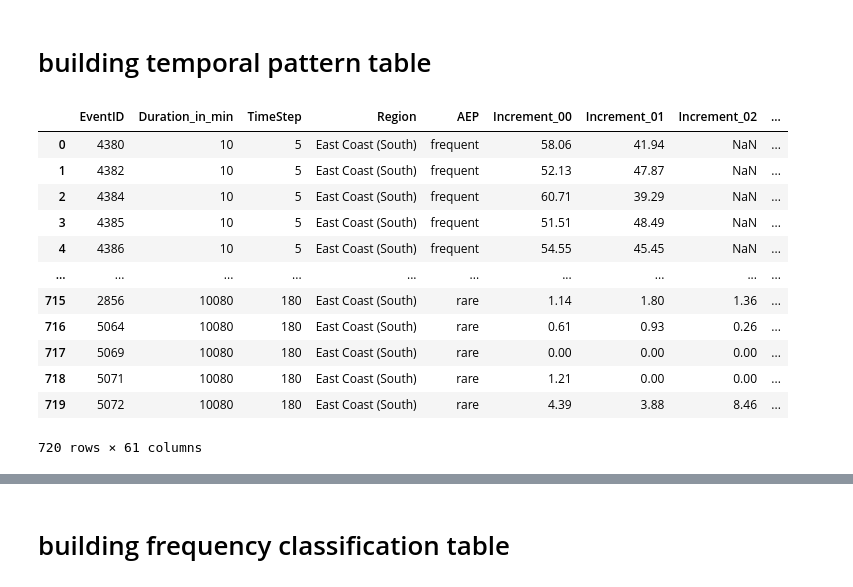
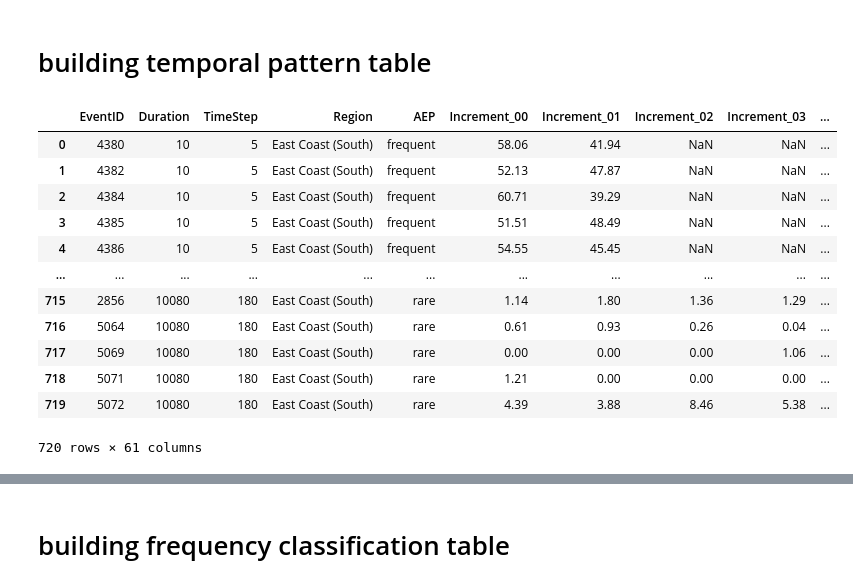
Before and after one commit to Holger-Paxi/Flood_Estimation, a Jupyter notebook: Assignment_3__1st.ipynb, the cells around one changed output, grey strips where cells are left out. Saved outputs shown, nothing was run; the diff lists cells and outputs as text; code cells hidden in the pictures.

```diff
--- a/Assignment_3__1st.ipynb
+++ b/Assignment_3__1st.ipynb
@@ -77,22 +78,23 @@ idf_table
 # %%
 temp_pattern_table = pd.read_csv(filepath_or_buffer=input_temp_pattern_file_path)
 temp_pattern_table.rename(columns=lambda arg: arg.strip(), inplace=True)
-temp_pattern_table.rename(columns={'Duration':'Duration_in_min'}, inplace=True)
+# temp_pattern_table.rename(columns={'Duration':'Duration_in_min'}, inplace=True)
 temp_pattern_table.columns = pd.Index(data=temp_pattern_table.columns[:5].to_list() + ['Increment_{:02}'.format(ind) for ind in range(len(temp_pattern_table.columns[5:]))])
-temp_pattern_table.to_csv(path_or_buf='{}table_temp_patterns.csv'.format(output_dir))
+temp_pattern_table.to_csv(path_or_buf='{}table_temp_patterns.csv'.format(output_dir), index=False)
+temp_pattern_table.to_parquet(path='{}table_temp_patterns.parquet'.format(output_dir))
 
 temp_pattern_table
 # %% [output]
-|  | EventID | Duration_in_min | TimeStep | Region | AEP | Increment_00 | Increment_01 | Increment_02 | ... |
-| 0 | 4380 | 10 | 5 | East Coast (South) | frequent | 58.06 | 41.94 | NaN | ... |
-| 1 | 4382 | 10 | 5 | East Coast (South) | frequent | 52.13 | 47.87 | NaN | ... |
-| 2 | 4384 | 10 | 5 | East Coast (South) | frequent | 60.71 | 39.29 | NaN | ... |
-| 3 | 4385 | 10 | 5 | East Coast (South) | frequent | 51.51 | 48.49 | NaN | ... |
-| 4 | 4386 | 10 | 5 | East Coast (South) | frequent | 54.55 | 45.45 | NaN | ... |
-| ... | ... | ... | ... | ... | ... | ... | ... | ... | ... |
-| 715 | 2856 | 10080 | 180 | East Coast (South) | rare | 1.14 | 1.80 | 1.36 | ... |
-| 716 | 5064 | 10080 | 180 | East Coast (South) | rare | 0.61 | 0.93 | 0.26 | ... |
-| 717 | 5069 | 10080 | 180 | East Coast (South) | rare | 0.00 | 0.00 | 0.00 | ... |
-| 718 | 5071 | 10080 | 180 | East Coast (South) | rare | 1.21 | 0.00 | 0.00 | ... |
-| 719 | 5072 | 10080 | 180 | East Coast (South) | rare | 4.39 | 3.88 | 8.46 | ... |
+|  | EventID | Duration | TimeStep | Region | AEP | Increment_00 | Increment_01 | Increment_02 | Increment_03 | ... |
+| 0 | 4380 | 10 | 5 | East Coast (South) | frequent | 58.06 | 41.94 | NaN | NaN | ... |
+| 1 | 4382 | 10 | 5 | East Coast (South) | frequent | 52.13 | 47.87 | NaN | NaN | ... |
+| 2 | 4384 | 10 | 5 | East Coast (South) | frequent | 60.71 | 39.29 | NaN | NaN | ... |
+| 3 | 4385 | 10 | 5 | East Coast (South) | frequent | 51.51 | 48.49 | NaN | NaN | ... |
+| 4 | 4386 | 10 | 5 | East Coast (South) | frequent | 54.55 | 45.45 | NaN | NaN | ... |
+| ... | ... | ... | ... | ... | ... | ... | ... | ... | ... | ... |
+| 715 | 2856 | 10080 | 180 | East Coast (South) | rare | 1.14 | 1.80 | 1.36 | 1.29 | ... |
+| 716 | 5064 | 10080 | 180 | East Coast (South) | rare | 0.61 | 0.93 | 0.26 | 0.04 | ... |
+| 717 | 5069 | 10080 | 180 | East Coast (South) | rare | 0.00 | 0.00 | 0.00 | 1.06 | ... |
+| 718 | 5071 | 10080 | 180 | East Coast (South) | rare | 1.21 | 0.00 | 0.00 | 0.00 | ... |
+| 719 | 5072 | 10080 | 180 | East Coast (South) | rare | 4.39 | 3.88 | 8.46 | 5.38 | ... |
 720 rows × 61 columns
```
Also changed, not shown: parts of 35 cells of this notebook, 9 other files.
